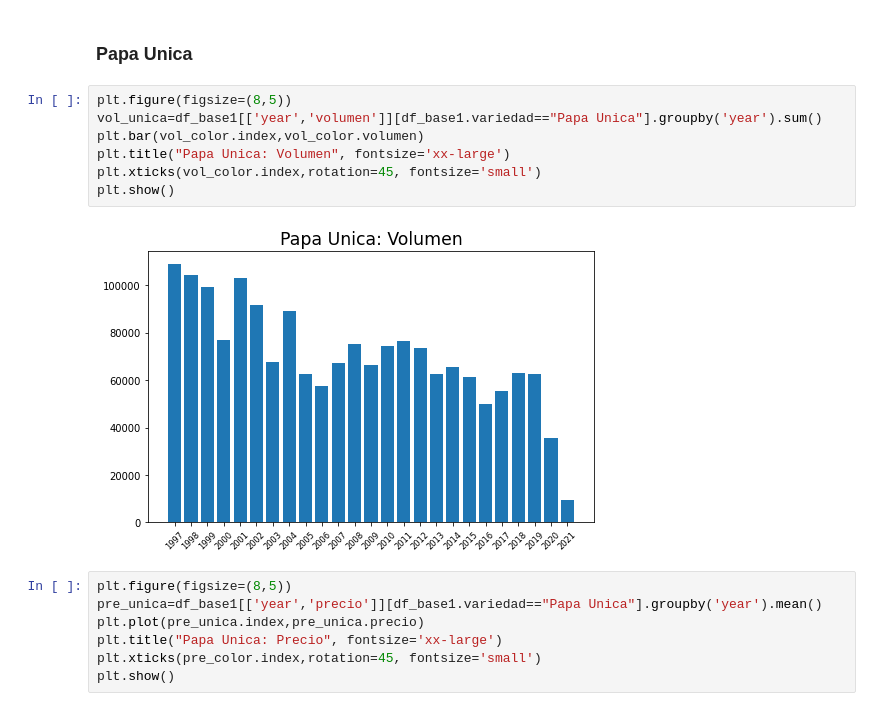
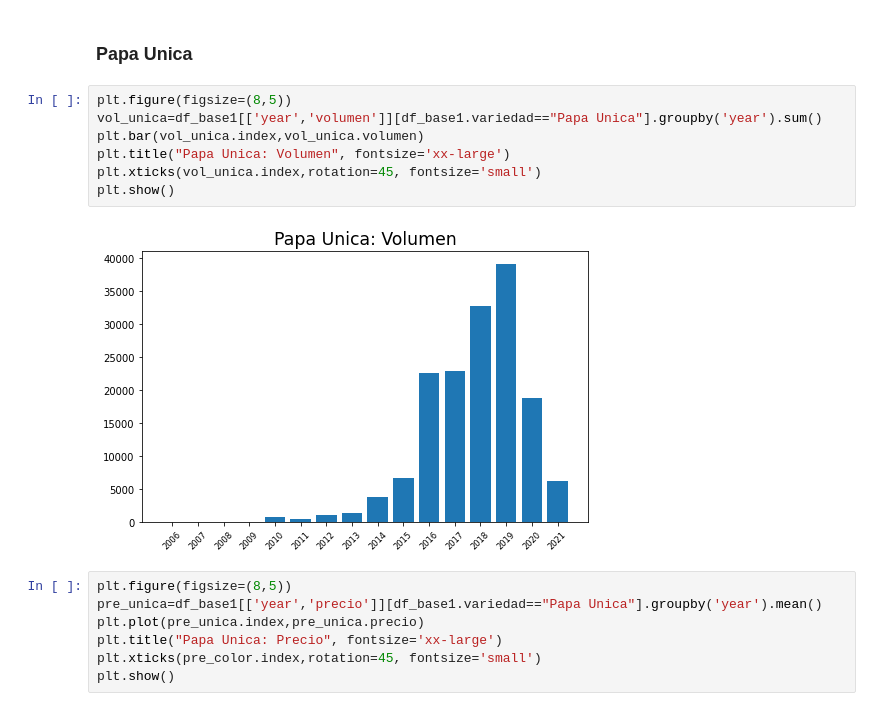
Before and after one commit to eduzegarra/grade_01, a Jupyter notebook: proyecto_papa.ipynb, the cells around one changed output. Drawn from its saved outputs; the diff is of its cells as text.

```diff
--- a/proyecto_papa.ipynb
+++ b/proyecto_papa.ipynb
@@ -476,12 +476,12 @@ plt.show()
 # %%
 plt.figure(figsize=(8,5))
 vol_unica=df_base1[['year','volumen']][df_base1.variedad=="Papa Unica"].groupby('year').sum()
-plt.bar(vol_color.index,vol_color.volumen)
+plt.bar(vol_unica.index,vol_unica.volumen)
 plt.title("Papa Unica: Volumen", fontsize='xx-large')
-plt.xticks(vol_color.index,rotation=45, fontsize='small')
+plt.xticks(vol_unica.index,rotation=45, fontsize='small')
 plt.show()
 # %% [output]
-[figure, old version]
+[figure, new version]
 # %%
 plt.figure(figsize=(8,5))
 pre_unica=df_base1[['year','precio']][df_base1.variedad=="Papa Unica"].groupby('year').mean()
```
Also changed, not shown: parts of 2 cells of this notebook.
